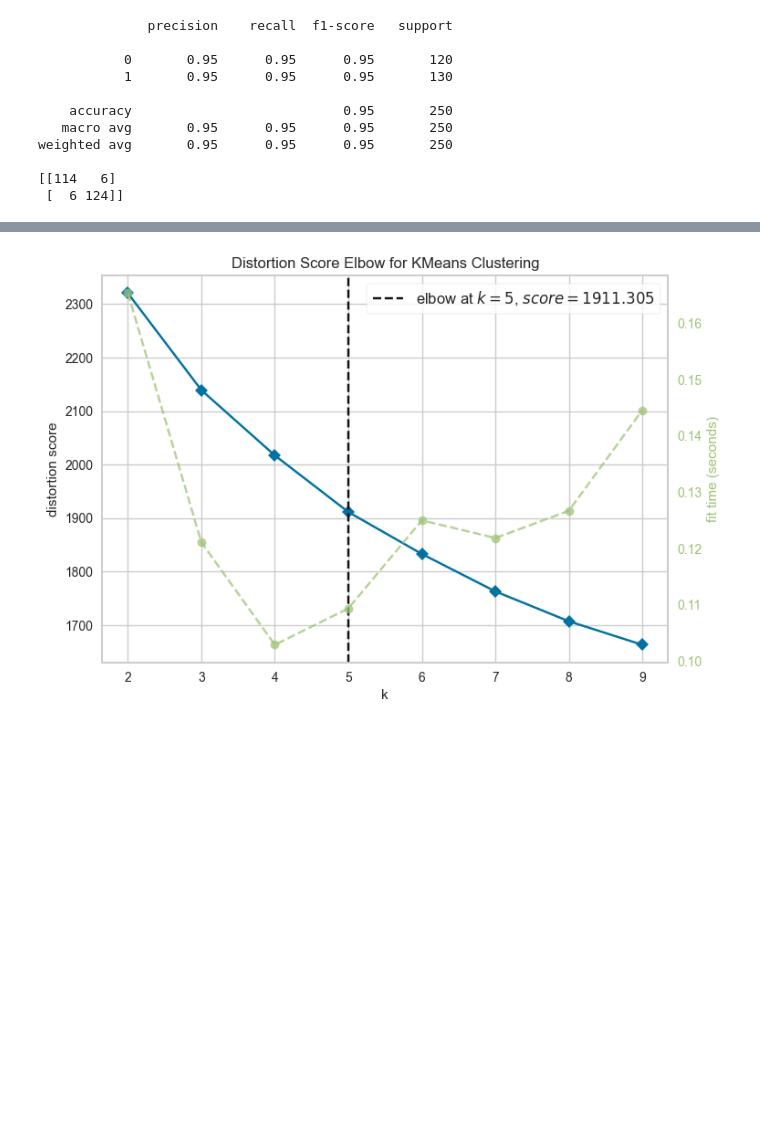
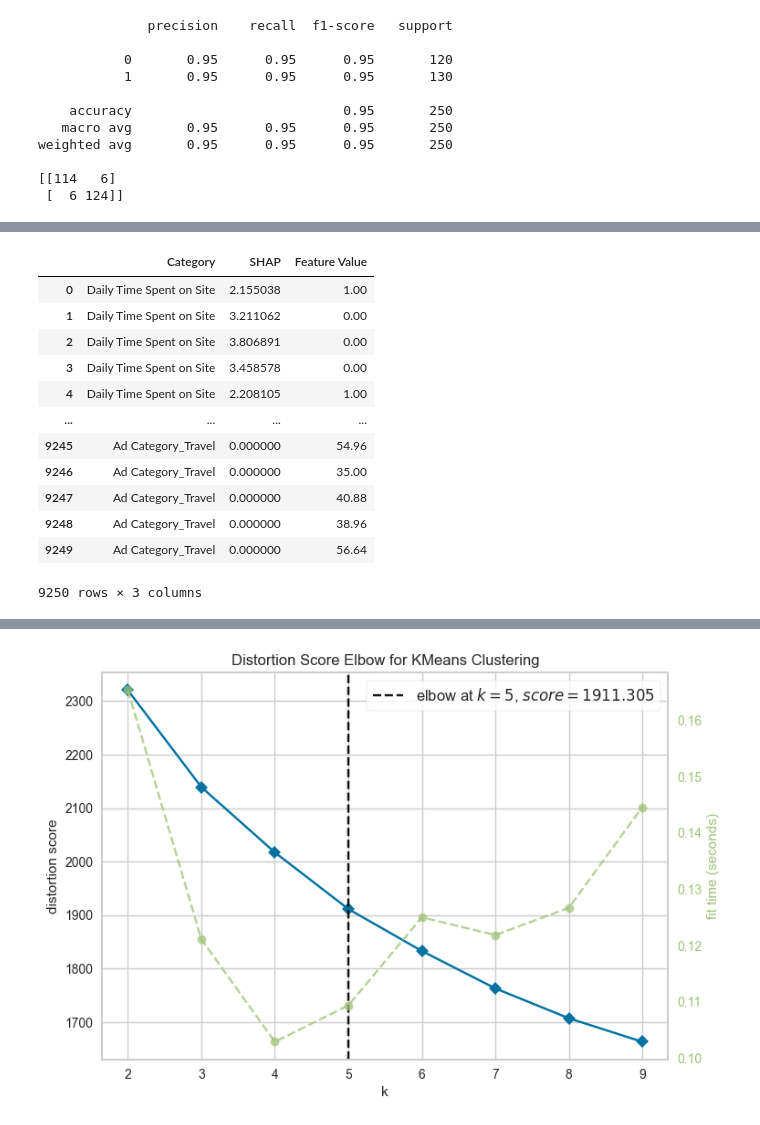
Before and after one commit to epdavid1/adboost-dashboard, a Jupyter notebook: adboost clean.ipynb, the cells around one changed output, grey strips where cells are left out. Drawn from its saved outputs; the diff is of its cells as text; code cells hidden in the pictures; blank space fills up the shorter version.

```diff
--- a/adboost clean.ipynb
+++ b/adboost clean.ipynb
@@ -129,0 +164,16 @@ shap.summary_plot(shap_values, features=X_train[pd.concat([X_train, y_train], ax
+# %%
+melted_df
+# %% [output]
+|  | Category | SHAP | Feature Value |
+| 0 | Daily Time Spent on Site | 2.155038 | 1.00 |
+| 1 | Daily Time Spent on Site | 3.211062 | 0.00 |
+| 2 | Daily Time Spent on Site | 3.806891 | 0.00 |
+| 3 | Daily Time Spent on Site | 3.458578 | 0.00 |
+| 4 | Daily Time Spent on Site | 2.208105 | 1.00 |
+| ... | ... | ... | ... |
+| 9245 | Ad Category_Travel | 0.000000 | 54.96 |
+| 9246 | Ad Category_Travel | 0.000000 | 35.00 |
+| 9247 | Ad Category_Travel | 0.000000 | 40.88 |
+| 9248 | Ad Category_Travel | 0.000000 | 38.96 |
+| 9249 | Ad Category_Travel | 0.000000 | 56.64 |
+9250 rows × 3 columns
```
Also changed, not shown: parts of 9 cells of this notebook, 1 other file.
